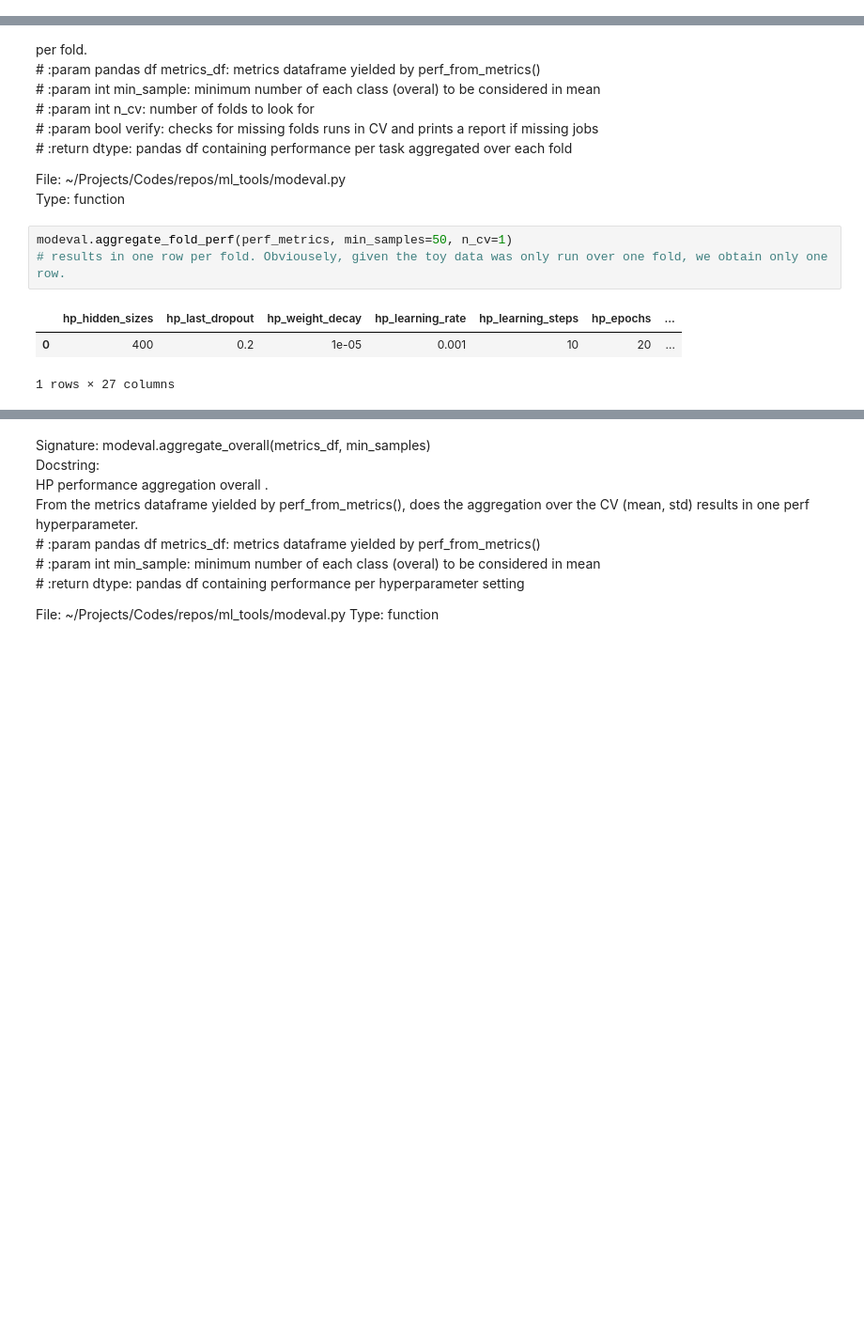
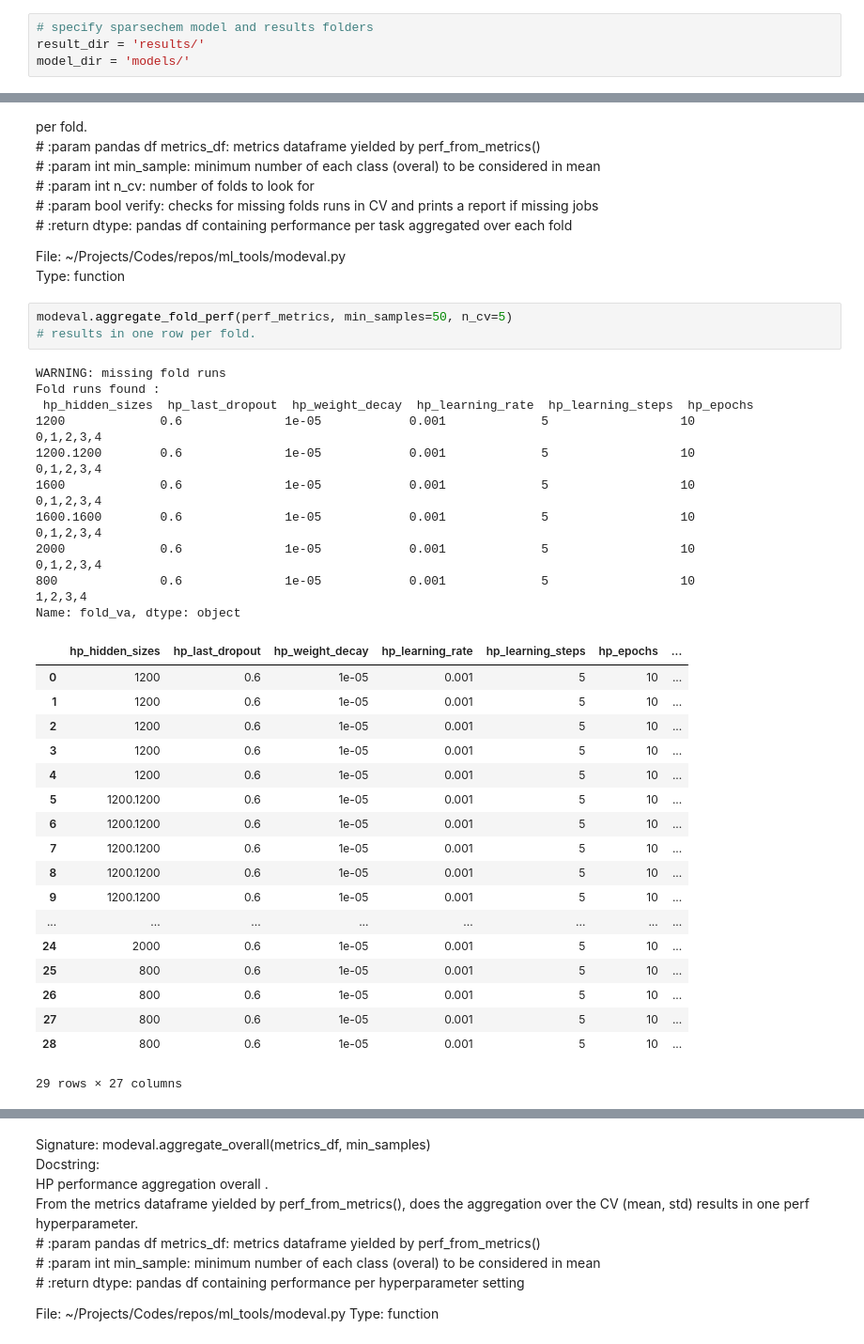
Before and after one commit to melloddy/performance_evaluation, a Jupyter notebook: development/modeval_demo.ipynb, the cells around one changed output, grey strips where cells are left out. Shown at 94% size. Cells and saved outputs as stored; diff of their text form; blank space fills up the shorter version.

```diff
--- a/development/modeval_demo.ipynb
+++ b/development/modeval_demo.ipynb
@@ -21,3 +15,7 @@ model_dir = '/db/melloddy/users_workspace/sturmno1/single_partner_studies/public
+# %%
+# specify sparsechem model and results folders
+result_dir = 'results/'
+model_dir = 'models/'
 # %% [markdown]
 This demonstration is based on a toy HP grid search made with the chembl dataset and trivial LSH key.<br>
 For the purpose of this demonstration, the HP search was restrained to a 10 epochs and searched a small number of hyperparameters
@@ -291,12 +306,37 @@ HP performance aggregation over folds. <br>
 File:      ~/Projects/Codes/repos/ml_tools/modeval.py<br>
 Type:      function<br>
 # %%
-modeval.aggregate_fold_perf(perf_metrics, min_samples=50, n_cv=1)
-# results in one row per fold. Obviousely, given the toy data was only run over one fold, we obtain only one row.
+modeval.aggregate_fold_perf(perf_metrics, min_samples=50, n_cv=5)
+# results in one row per fold.
 # %% [output]
+WARNING: missing fold runs
+Fold runs found :
+ hp_hidden_sizes  hp_last_dropout  hp_weight_decay  hp_learning_rate  hp_learning_steps  hp_epochs
+1200             0.6              1e-05            0.001             5                  10           0,1,2,3,4
+1200.1200        0.6              1e-05            0.001             5                  10           0,1,2,3,4
+1600             0.6              1e-05            0.001             5                  10           0,1,2,3,4
+1600.1600        0.6              1e-05            0.001             5                  10           0,1,2,3,4
+2000             0.6              1e-05            0.001             5                  10           0,1,2,3,4
+800              0.6              1e-05            0.001             5                  10             1,2,3,4
+Name: fold_va, dtype: object
 |  | hp_hidden_sizes | hp_last_dropout | hp_weight_decay | hp_learning_rate | hp_learning_steps | hp_epochs | ... |
-| 0 | 400 | 0.2 | 1e-05 | 0.001 | 10 | 20 | ... |
+| 0 | 1200 | 0.6 | 1e-05 | 0.001 | 5 | 10 | ... |
+| 1 | 1200 | 0.6 | 1e-05 | 0.001 | 5 | 10 | ... |
+| 2 | 1200 | 0.6 | 1e-05 | 0.001 | 5 | 10 | ... |
+| 3 | 1200 | 0.6 | 1e-05 | 0.001 | 5 | 10 | ... |
+| 4 | 1200 | 0.6 | 1e-05 | 0.001 | 5 | 10 | ... |
+| 5 | 1200.1200 | 0.6 | 1e-05 | 0.001 | 5 | 10 | ... |
+| 6 | 1200.1200 | 0.6 | 1e-05 | 0.001 | 5 | 10 | ... |
+| 7 | 1200.1200 | 0.6 | 1e-05 | 0.001 | 5 | 10 | ... |
+| 8 | 1200.1200 | 0.6 | 1e-05 | 0.001 | 5 | 10 | ... |
+| 9 | 1200.1200 | 0.6 | 1e-05 | 0.001 | 5 | 10 | ... |
+| ... | ... | ... | ... | ... | ... | ... | ... |
+| 24 | 2000 | 0.6 | 1e-05 | 0.001 | 5 | 10 | ... |
+| 25 | 800 | 0.6 | 1e-05 | 0.001 | 5 | 10 | ... |
+| 26 | 800 | 0.6 | 1e-05 | 0.001 | 5 | 10 | ... |
+| 27 | 800 | 0.6 | 1e-05 | 0.001 | 5 | 10 | ... |
+| 28 | 800 | 0.6 | 1e-05 | 0.001 | 5 | 10 | ... |
-1 rows × 27 columns
+29 rows × 27 columns
 # %%
 # aggregate performance over all dataframe
 modeval.aggregate_overall?
```
Also changed, not shown: parts of 11 cells of this notebook.
